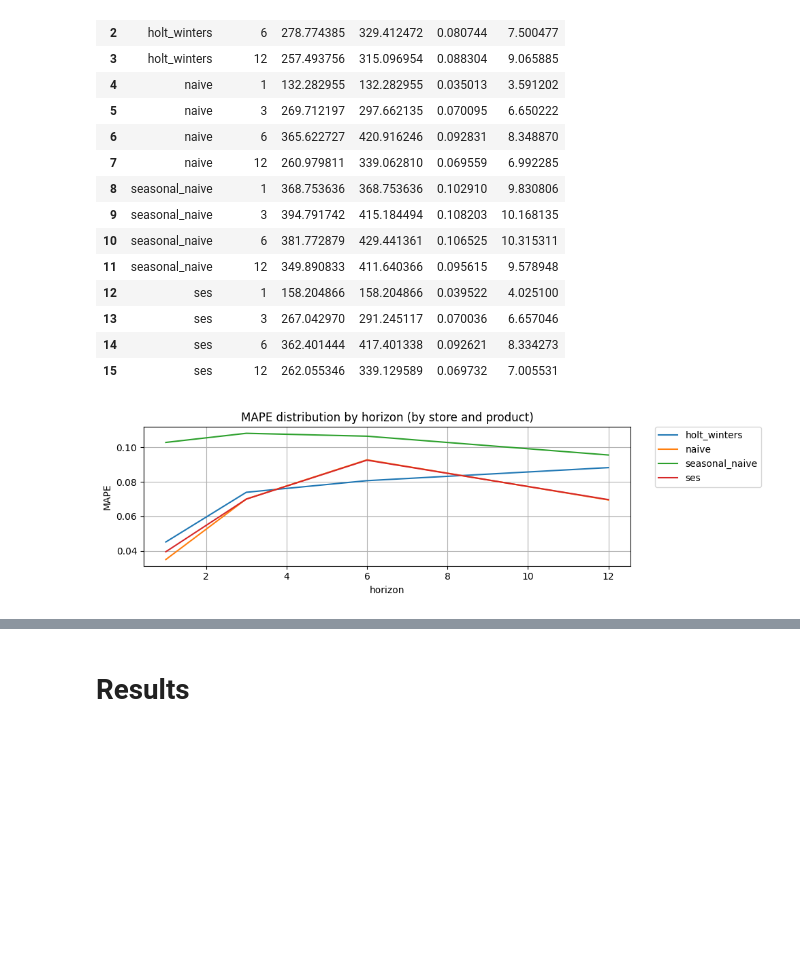
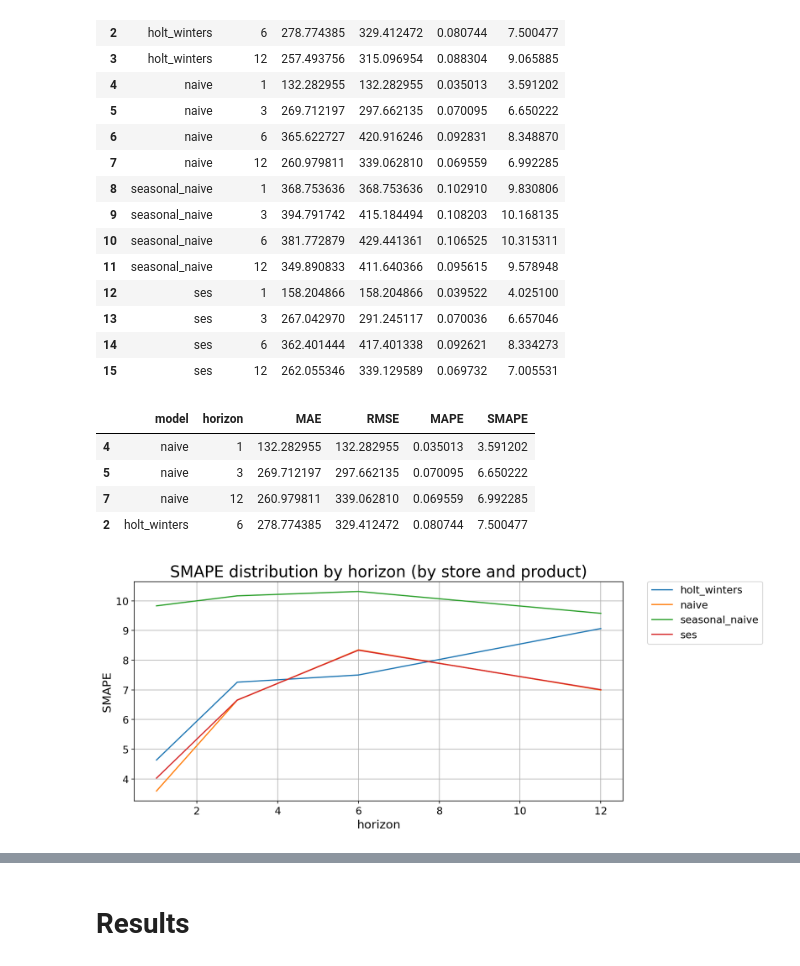
Before and after one commit to BELCHONOK-afk/thesis_TS_Sales_Forecast, a Jupyter notebook: notebooks/baseline.ipynb, the cells around one changed output, grey strips where cells are left out. Saved outputs shown, nothing was run; the diff lists cells and outputs as text; code cells hidden in the pictures; blank space fills up the shorter version.

```diff
--- a/notebooks/baseline.ipynb
+++ b/notebooks/baseline.ipynb
@@ -532,15 +541,24 @@ summary_stores_products
 | 13 | ses | 3 | 267.042970 | 291.245117 | 0.070036 | 6.657046 |
 | 14 | ses | 6 | 362.401444 | 417.401338 | 0.092621 | 8.334273 |
 | 15 | ses | 12 | 262.055346 | 339.129589 | 0.069732 | 7.005531 |
+# %%
+summary_stores_products.sort_values(by='SMAPE').groupby(['horizon']).head(1)
+# %% [output]
+|  | model | horizon | MAE | RMSE | MAPE | SMAPE |
+| 4 | naive | 1 | 132.282955 | 132.282955 | 0.035013 | 3.591202 |
+| 5 | naive | 3 | 269.712197 | 297.662135 | 0.070095 | 6.650222 |
+| 7 | naive | 12 | 260.979811 | 339.062810 | 0.069559 | 6.992285 |
+| 2 | holt_winters | 6 | 278.774385 | 329.412472 | 0.080744 | 7.500477 |
 # %%
-plt.figure(figsize=(10,3))
-sns.lineplot(summary_stores_products, x = 'horizon', y = 'MAPE', hue='model')
-title = 'MAPE distribution by horizon (by store and product)'
+# plt.style.use('default')
+plt.figure(figsize=(12,5))
+sns.lineplot(summary_stores_products, x = 'horizon', y = 'SMAPE', hue='model')
+title = 'SMAPE distribution by horizon (by store and product)'
 plt.title(title)
 plt.grid()
 plt.legend(bbox_to_anchor=(1.05, 1), loc='upper left', borderaxespad=0)
 plt.tight_layout()
-plt.savefig('plots/'+title+'.png')
+plt.savefig('../plots/'+title+'.png')
 plt.show()
 # %% [output]
-[figure, old version]
+[figure, new version]
```
Also changed, not shown: parts of 6 cells of this notebook, 16 other files.
